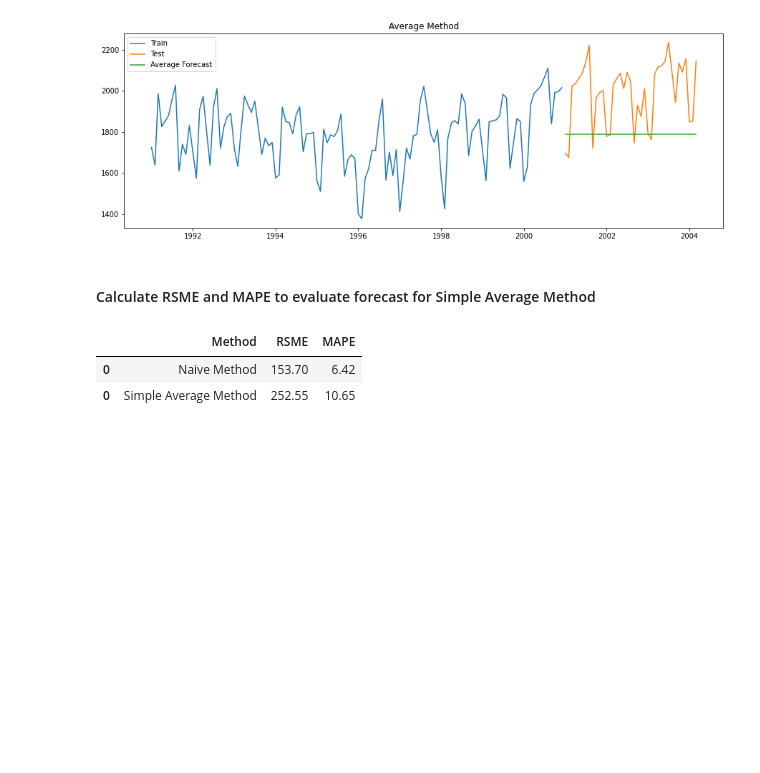
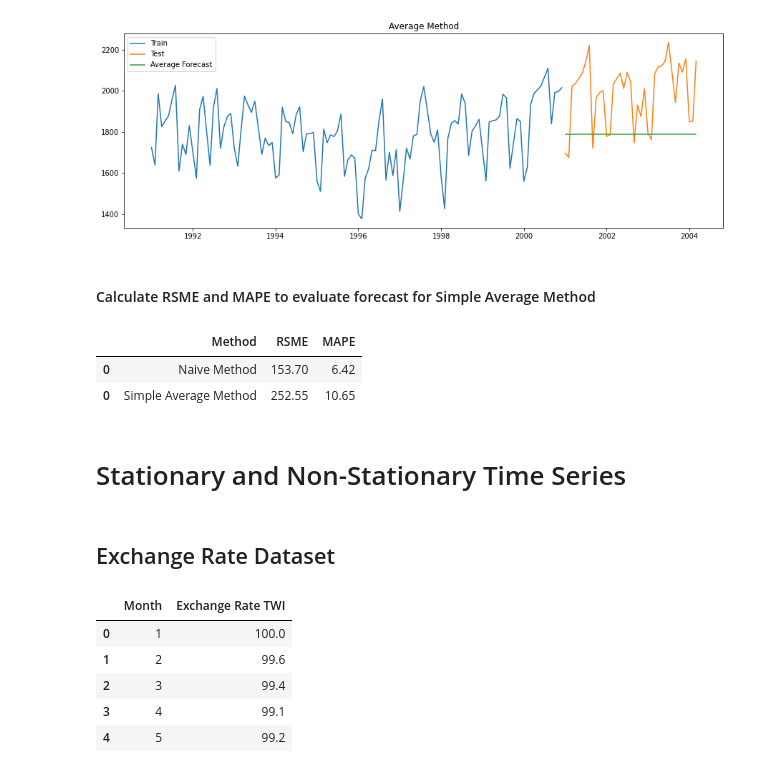
Before and after one commit to SRG08/Time-Series-Analysis, a Jupyter notebook: Time_Series_Analysis_for_MetRail.ipynb, the cells around one changed output. Cells and saved outputs as stored; diff of their text form; code cells hidden in the pictures; blank space fills up the shorter version.

```diff
--- a/Time_Series_Analysis_for_MetRail.ipynb
+++ b/Time_Series_Analysis_for_MetRail.ipynb
@@ -231,3 +235,7 @@ results
 |  | Method | RSME | MAPE |
 | 0 | Naive Method | 153.70 | 6.42 |
 | 0 | Simple Average Method | 252.55 | 10.65 |
+# %% [markdown]
+# Stationary and Non-Stationary Time Series
+# %% [markdown]
+## Exchange Rate Dataset
@@ -233,0 +250,10 @@ results
+# %%
+Exchange_data = pd.read_csv("/content/drive/MyDrive/Time_series_Forcasting/exchange-rate-twi.csv")
+Exchange_data.head()
+# %% [output]
+|  | Month | Exchange Rate TWI |
+| 0 | 1 | 100.0 |
+| 1 | 2 | 99.6 |
+| 2 | 3 | 99.4 |
+| 3 | 4 | 99.1 |
+| 4 | 5 | 99.2 |
```
Also changed, not shown: parts of 11 cells of this notebook.
